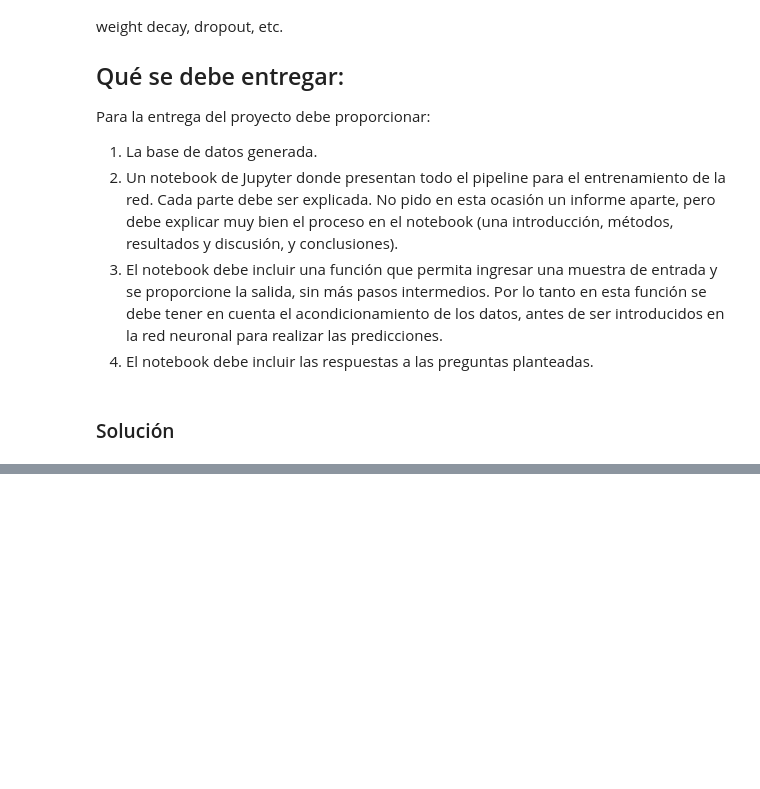
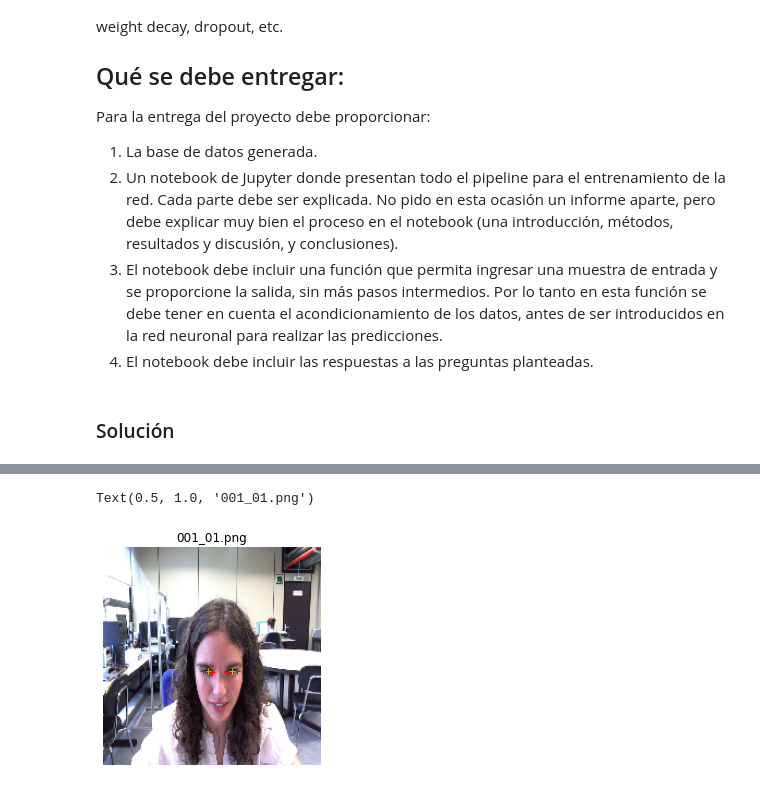
Before and after one commit to gsarmientod/MLP_OJOS, a Jupyter notebook: Donde estan los ojos.ipynb, the cells around one changed output, grey strips where cells are left out. Saved outputs shown, nothing was run; the diff lists cells and outputs as text; code cells hidden in the pictures; blank space fills up the shorter version.

```diff
--- a/Donde estan los ojos.ipynb
+++ b/Donde estan los ojos.ipynb
@@ -40,0 +146,15 @@ prueba commit camila
+# %%
+plt.imshow(resize(person).permute(1,2,0))
+
+
+plt.plot(anot0[0],anot0[1],'+r')
+plt.plot(anot0[2],anot0[3],'+y') #Pupila izquierda
+plt.plot(anot0[4],anot0[5],'+r')
+plt.plot(anot0[6],anot0[7],'+r')
+plt.plot(anot0[8],anot0[9],'+y') #Pupila derecha
+plt.plot(anot0[10],anot0[11],'+r')
+plt.axis('off')
+plt.title(images[0][15:])
+# %% [output]
+Text(0.5, 1.0, '001_01.png')
+[figure, added]
```
Also changed, not shown: parts of 12 cells of this notebook, 2 other files.
